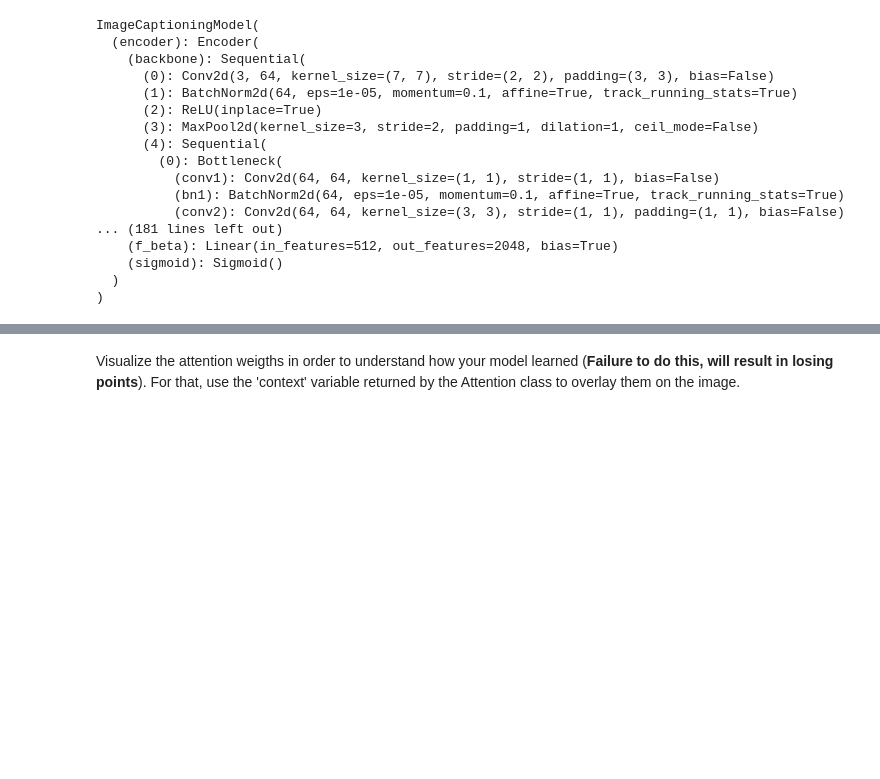
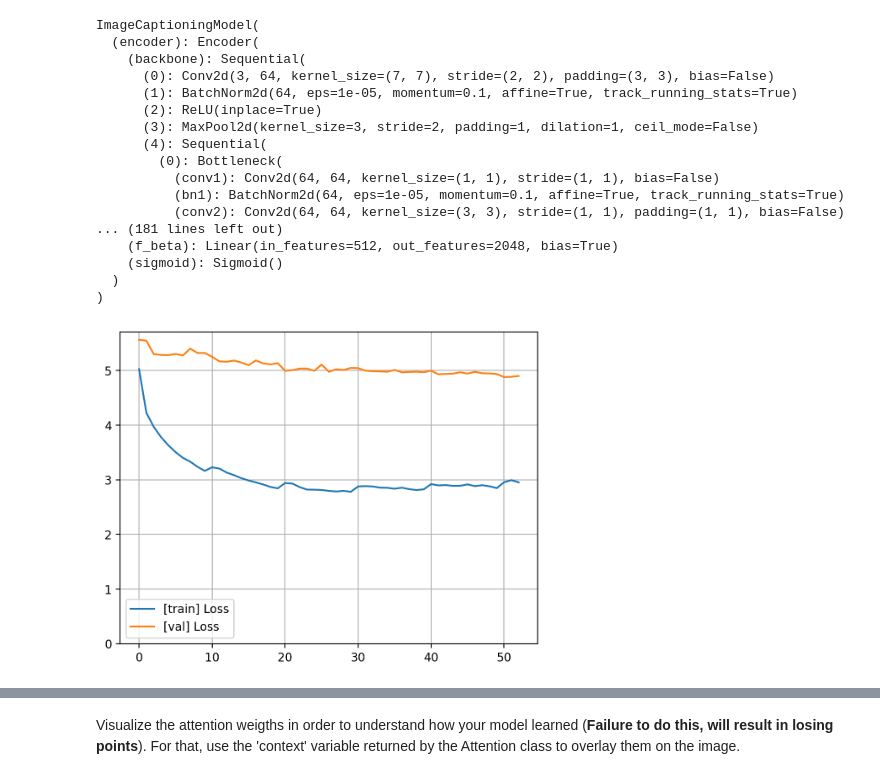
Before and after one commit to liviuflo/dnd-assignment2, a Jupyter notebook: DND_Assignment_2_24_25_1.ipynb, the cells around one changed output, grey strips where cells are left out. Cells and saved outputs as stored; diff of their text form; code cells hidden in the pictures; blank space fills up the shorter version.

```diff
--- a/DND_Assignment_2_24_25_1.ipynb
+++ b/DND_Assignment_2_24_25_1.ipynb
@@ -1216,3 +1216,10 @@ ImageCaptioningModel(
     (sigmoid): Sigmoid()
   )
 )
+# %%
+from IPython.display import Image
+
+# Show losses obtained during training
+Image("plots/1731583445_53_losses.png", width=450)
+# %% [output]
+[figure, added]
```
Also changed, not shown: parts of 5 cells of this notebook.
